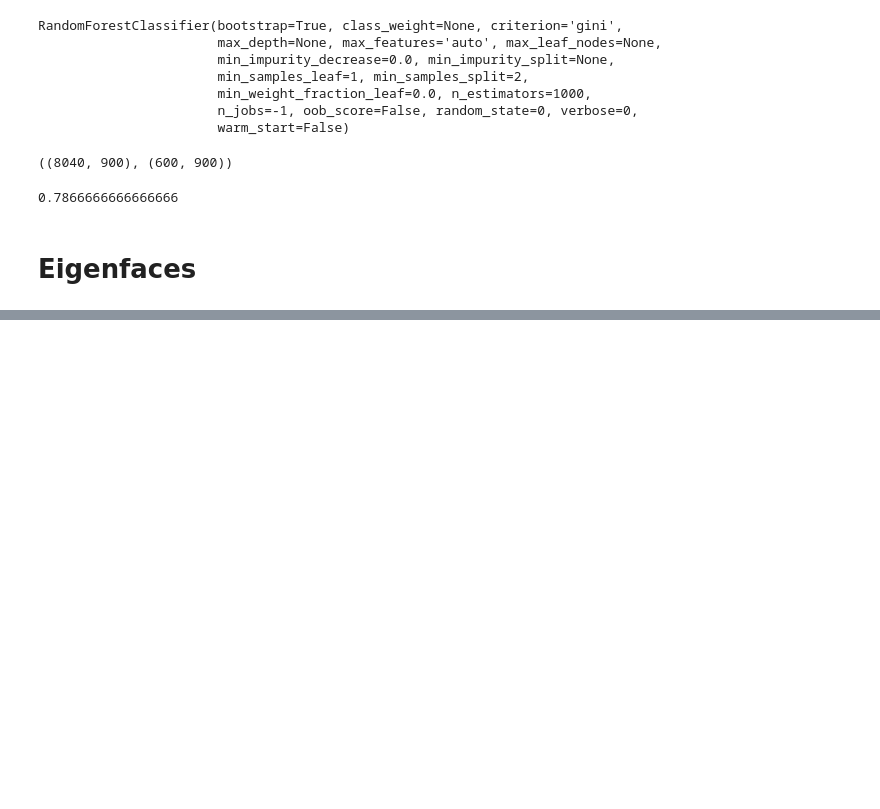
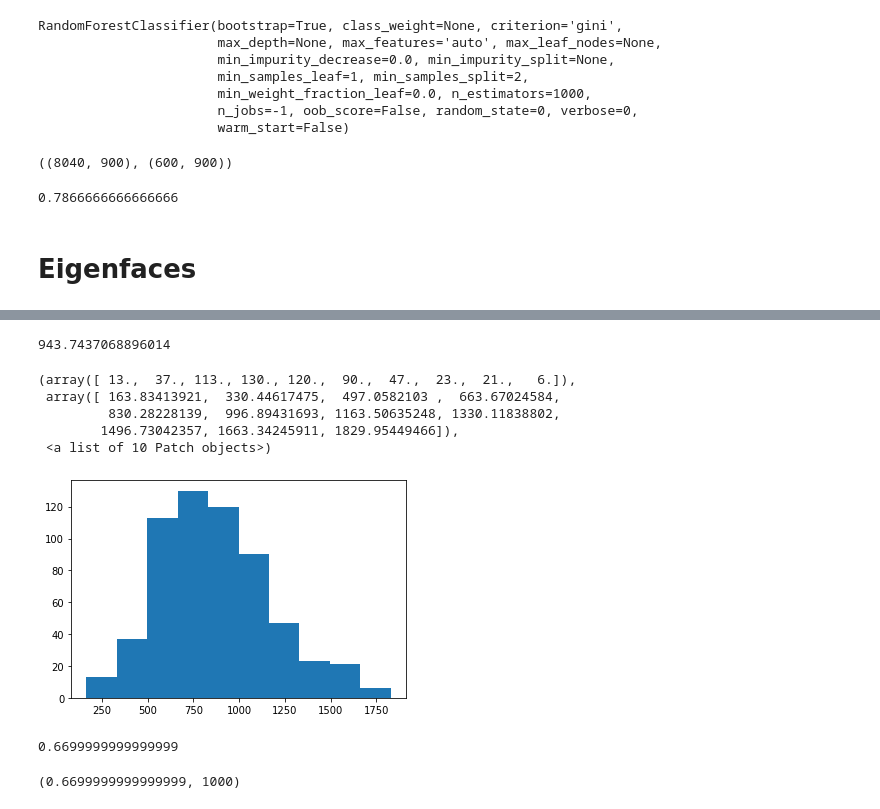
Before and after one commit to mjiang9/cos429project, a Jupyter notebook: Viola-Jones.ipynb, the cells around one changed output, grey strips where cells are left out. Drawn from its saved outputs; the diff is of its cells as text; code cells hidden in the pictures; blank space fills up the shorter version.

```diff
--- a/Viola-Jones.ipynb
+++ b/Viola-Jones.ipynb
@@ -1471,0 +1545,26 @@ time() - t_start
+# %%
+phi = cv2.resize(images_t[0],(36,36)).flatten()-mean50
+# %%
+topeigs50 = [v[:,1296-i-1] for i in range(30)]
+# %%
+phi_hat = sum([np.dot(e, phi)*e for e in topeigs50])
+# %%
+np.linalg.norm(phi_hat - phi)
+# %% [output]
+943.7437068896014
+# %%
+dists50 = []
+for i in range(len(images_t)):
+    phi = cv2.resize(images_t[i],(36,36)).flatten()-mean50
+    phi_hat = sum([np.dot(e, phi)*e for e in topeigs50])
+    dist = np.linalg.norm(phi_hat - phi)
+    dists50.append(dist)
+# %%
+plt.hist(dists50)
+# %% [output]
+(array([ 13.,  37., 113., 130., 120.,  90.,  47.,  23.,  21.,   6.]),
+ array([ 163.83413921,  330.44617475,  497.0582103 ,  663.67024584,
+         830.28228139,  996.89431693, 1163.50635248, 1330.11838802,
+        1496.73042357, 1663.34245911, 1829.95449466]),
+ <a list of 10 Patch objects>)
+[figure, added]
@@ -1471,0 +1585,9 @@ time() - t_start
+# %%
+eigacc(1000, mean50, topeigs50, images_t, y_t)
+# %% [output]
+0.6699999999999999
+# %%
+eigaccs = [eigacc(i) for i in range(600,1200,20)]
+np.max(eigaccs), np.argmax(eigaccs)*20+600
+# %% [output]
+(0.6699999999999999, 1000)
```
Also changed, not shown: parts of 38 cells of this notebook.
